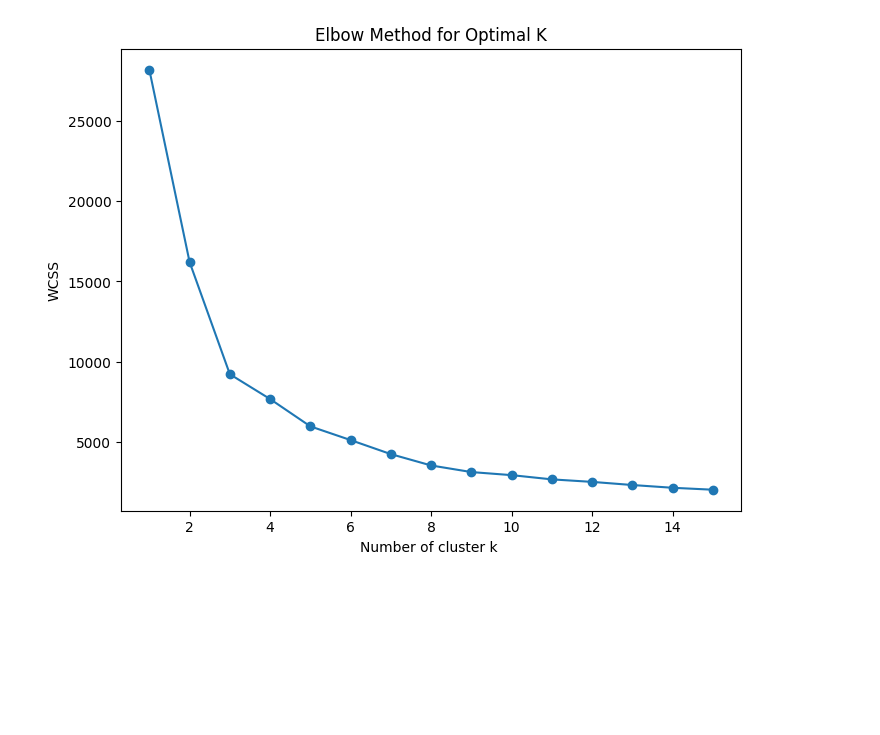
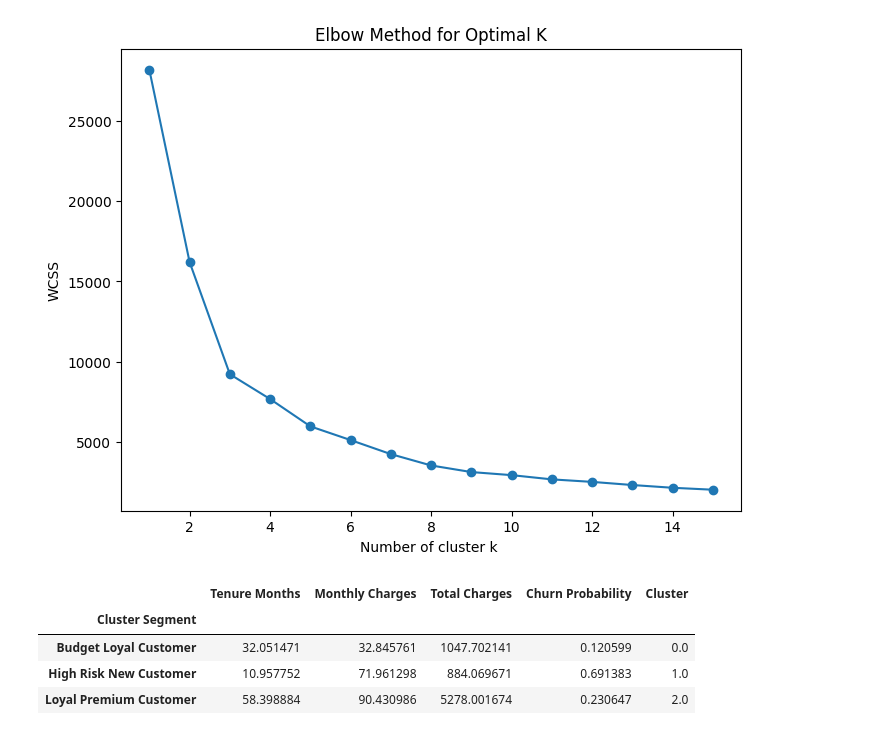
Before and after one commit to Piyush-0369/Customer_Segmentation, a Jupyter notebook: CBSOT_Customer_segmentation.ipynb, the cells around one changed output. Cells and saved outputs as stored; diff of their text form; code cells hidden in the pictures; blank space fills up the shorter version.

```diff
--- a/CBSOT_Customer_segmentation.ipynb
+++ b/CBSOT_Customer_segmentation.ipynb
@@ -488,3 +592,27 @@ cluster_summary=segmentation_data.groupby('Cluster').mean()
+# %%
+from sklearn.cluster import KMeans
+
+# Applying the optimal K=3 identified by the Elbow Method
+kmeans = KMeans(n_clusters=3, random_state=42, n_init='auto')
+segmentation_data['Cluster'] = kmeans.fit_predict(scaled_data)
+
+# Mapping clusters to professional business personas
+cluster_names = {
+    0: 'Budget Loyal Customer',
+    1: 'High Risk New Customer',
+    2: 'Loyal Premium Customer'
+}
+segmentation_data['Cluster Segment'] = segmentation_data['Cluster'].map(cluster_names)
+
+# Displaying the characteristic of each segment
+cluster_summary = segmentation_data.groupby('Cluster Segment').mean()
+display(cluster_summary)
+# %% [output]
+|  | Tenure Months | Monthly Charges | Total Charges | Churn Probability | Cluster |
+| Cluster Segment |  |  |  |  |  |
+| Budget Loyal Customer | 32.051471 | 32.845761 | 1047.702141 | 0.120599 | 0.0 |
+| High Risk New Customer | 10.957752 | 71.961298 | 884.069671 | 0.691383 | 1.0 |
+| Loyal Premium Customer | 58.398884 | 90.430986 | 5278.001674 | 0.230647 | 2.0 |
 # %%
 cluster_names={0:'Budget Loyal Customer',1:'High Risk New Customer',2:'Loyal Premium Customer'}
 segmentation_data['Cluster Segment']=segmentation_data['Cluster'].map(cluster_names)
```
Also changed, not shown: parts of 61 cells of this notebook.
